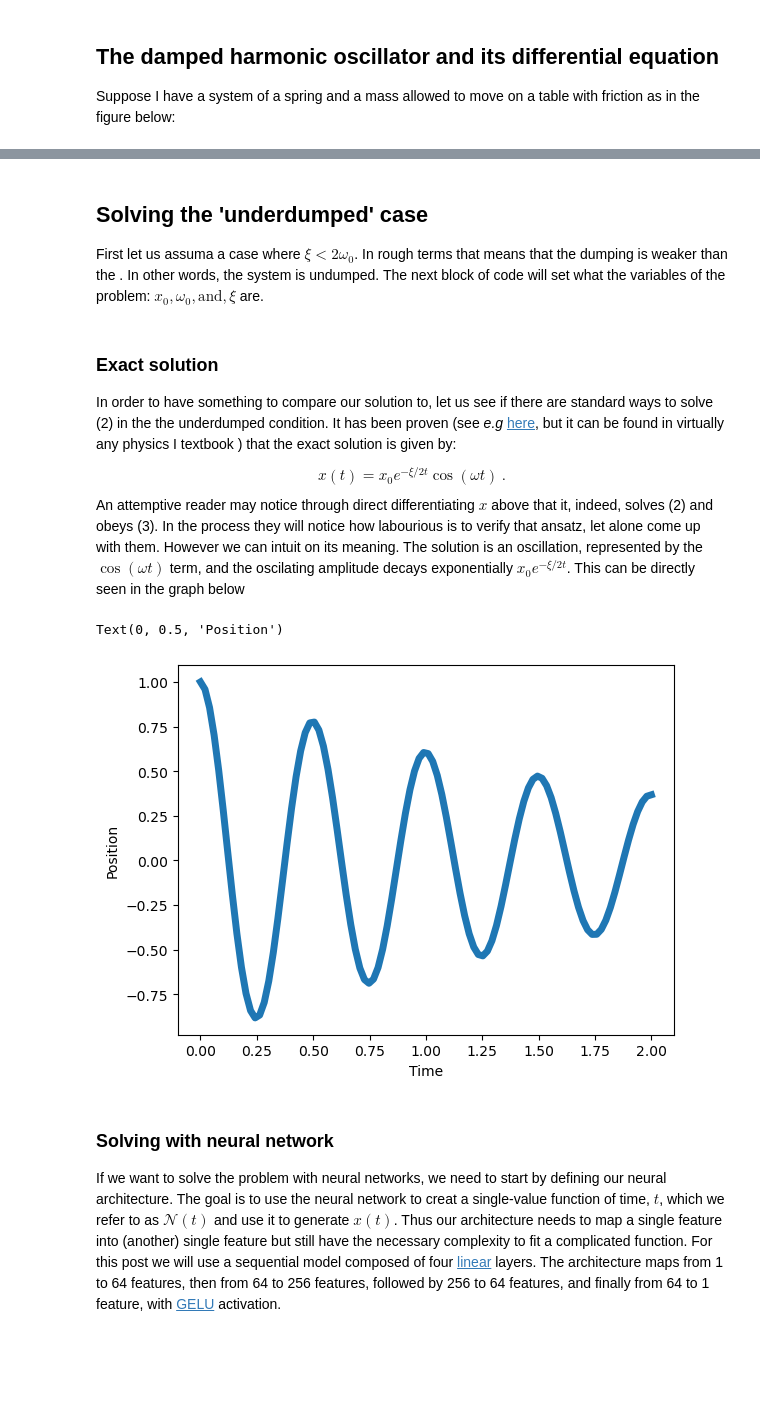
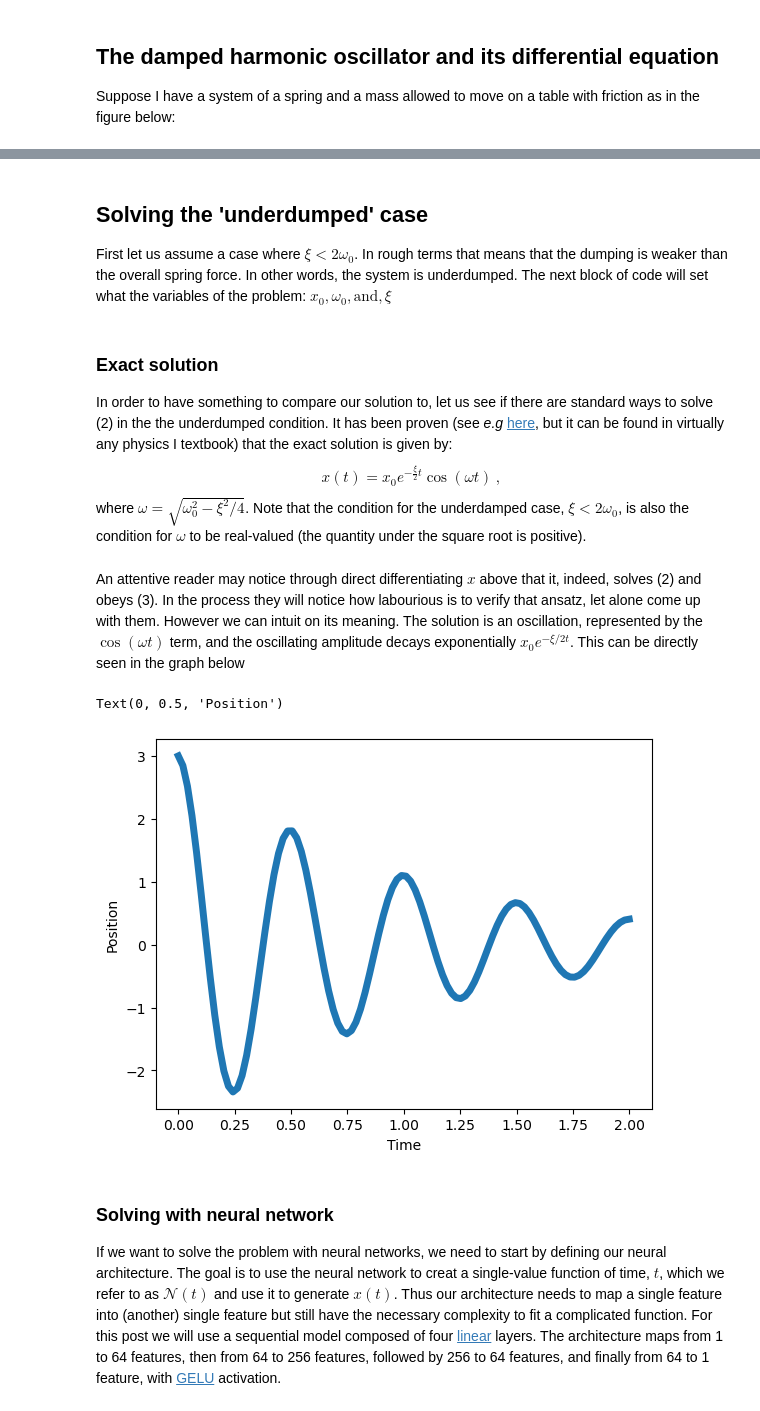
Before and after one commit to PessoaP/blog, a Jupyter notebook: PINN/PINN_tutorial.ipynb, the cells around one changed output, grey strips where cells are left out. Cells and saved outputs as stored; diff of their text form; code cells hidden in the pictures; blank space fills up the shorter version.

```diff
--- a/PINN/PINN_tutorial.ipynb
+++ b/PINN/PINN_tutorial.ipynb
@@ -45,26 +46,30 @@ We say we solve the differential equation if we find $x(t)$, or the position of
 # %% [markdown]
 ## Solving the 'underdumped' case
 
-First let us assuma a case where $\xi < 2\omega_0$. In rough terms that means that the dumping is weaker than the . In other words, the system is undumped. The next block of code will set what the variables of the problem: $x_0, \omega_0, \text{and}, \xi$ are.
+First let us assume a case where $\xi < 2\omega_0$. In rough terms that means that the dumping is weaker than the overall spring force. In other words, the system is underdumped. The next block of code will set what the variables of the problem: $x_0, \omega_0, \text{and}, \xi$
 # %%
-x0 = 1
-w = 4*pi
-xi = 1
+x0 = 3.
+w0 = 4*pi
+xi = 2
 # %% [markdown]
 ### Exact solution
-In order to have something to compare our solution to, let us see if there are standard ways to solve (2) in the the underdumped condition. It has been proven (see *e.g* [here](http://www.physicsbootcamp.org/Damped-Harmonic-Oscillator.html), but it can be found in virtually any physics I textbook ) that the exact solution is given by:
-
-$$x(t) = x_0 e^{-\xi/2 t } \cos(\omega t)  \ .$$
-An attemptive reader may notice through direct differentiating $x$ above that it, indeed, solves (2) and obeys (3). In the process they will notice how labourious is to verify that ansatz, let alone come up with them. However we can intuit on its meaning. The solution is an oscillation, represented by the $\cos(\omega t)$ term, and the oscilating amplitude decays exponentially $x_0 e^{-\xi/2 t }$. This can be directly seen in the graph below
+In order to have something to compare our solution to, let us see if there are standard ways to solve (2) in the the underdumped condition. It has been proven (see *e.g* [here](http://www.physicsbootcamp.org/Damped-Harmonic-Oscillator.html), but it can be found in virtually any physics I textbook) that the exact solution is given by:
+$$x(t) = x_0 e^{-\frac{\xi}{2} t } \cos(\omega t)  \ ,$$
+where $\omega = \sqrt{\omega_0^2 - \xi^2/4}$. Note that the condition for the underdamped case, $\xi<2\omega_0$, is also the condition for $\omega$ to be real-valued (the quantity under the square root is positive).
+# %%
+w = torch.sqrt(torch.tensor(w0**2-xi**2/4 ))
+x_sol_under= lambda t: x0*torch.exp(-.5*xi*t)*torch.cos(w*t)
+# %% [markdown]
+An attentive reader may notice through direct differentiating $x$ above that it, indeed, solves (2) and obeys (3). In the process they will notice how labourious is to verify that ansatz, let alone come up with them. However we can intuit on its meaning. The solution is an oscillation, represented by the $\cos(\omega t)$ term, and the oscillating amplitude decays exponentially $x_0 e^{-\xi/2 t }$. This can be directly seen in the graph below
 # %%
 t = torch.linspace(0, 2, 100)[:, None]
-x_sol = lambda t: x0*torch.exp(-.5*xi*t)*torch.cos(w*t)
-plt.plot(t.numpy(),x_sol(t),linewidth=5)
+
+plt.plot(t.numpy(),x_sol_under(t),linewidth=5)
 plt.xlabel('Time')
 plt.ylabel('Position')
 # %% [output]
 Text(0, 0.5, 'Position')
-[figure, old version]
+[figure, new version]
 # %% [markdown]
 ### Solving with neural network
 
```
Also changed, not shown: parts of 39 cells of this notebook.
